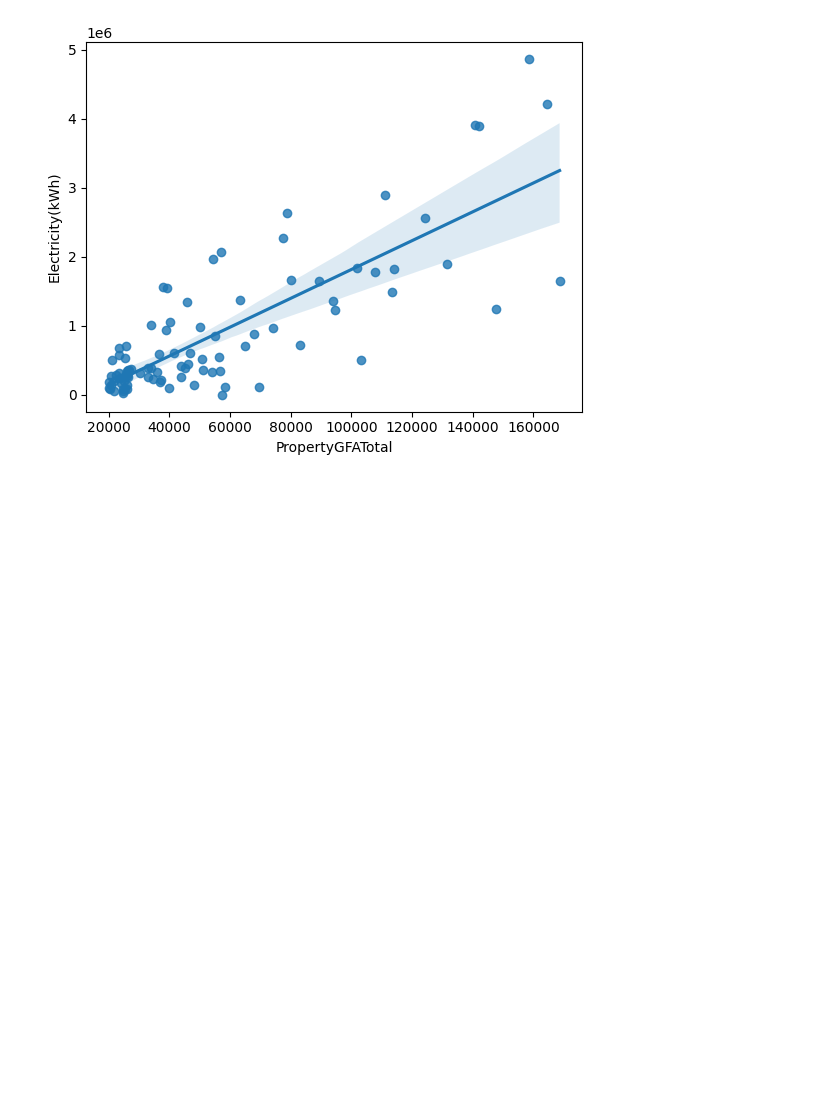
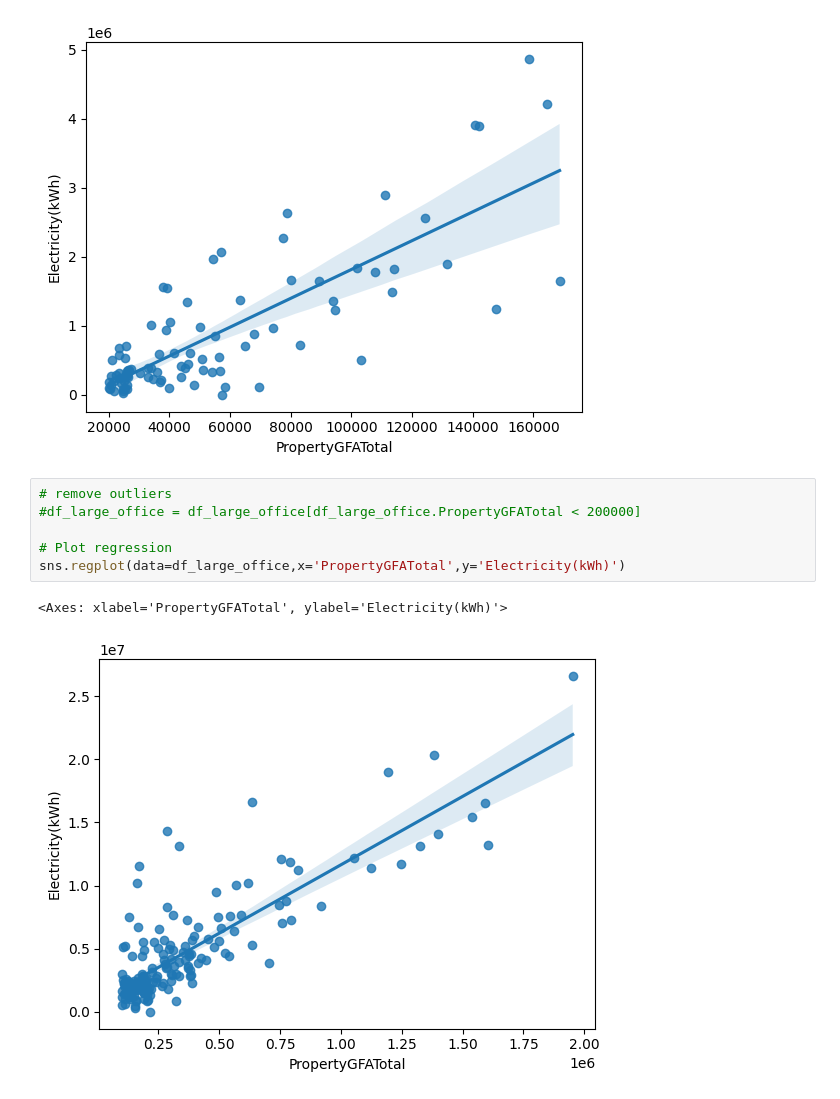
Before and after one commit to hramzan01/project_zero, a Jupyter notebook: nb_utilities.ipynb, the cells around one changed output. Saved outputs shown, nothing was run; the diff lists cells and outputs as text; blank space fills up the shorter version.

```diff
--- a/nb_utilities.ipynb
+++ b/nb_utilities.ipynb
@@ -94,3 +96,12 @@ sns.regplot(data=df_retail,x='PropertyGFATotal',y='Electricity(kWh)')
 # %% [output]
 <Axes: xlabel='PropertyGFATotal', ylabel='Electricity(kWh)'>
 [figure]
+# %%
+# remove outliers
+#df_large_office = df_large_office[df_large_office.PropertyGFATotal < 200000]
+
+# Plot regression
+sns.regplot(data=df_large_office,x='PropertyGFATotal',y='Electricity(kWh)')
+# %% [output]
+<Axes: xlabel='PropertyGFATotal', ylabel='Electricity(kWh)'>
+[figure, added]
```
Also changed, not shown: parts of 6 cells of this notebook.
